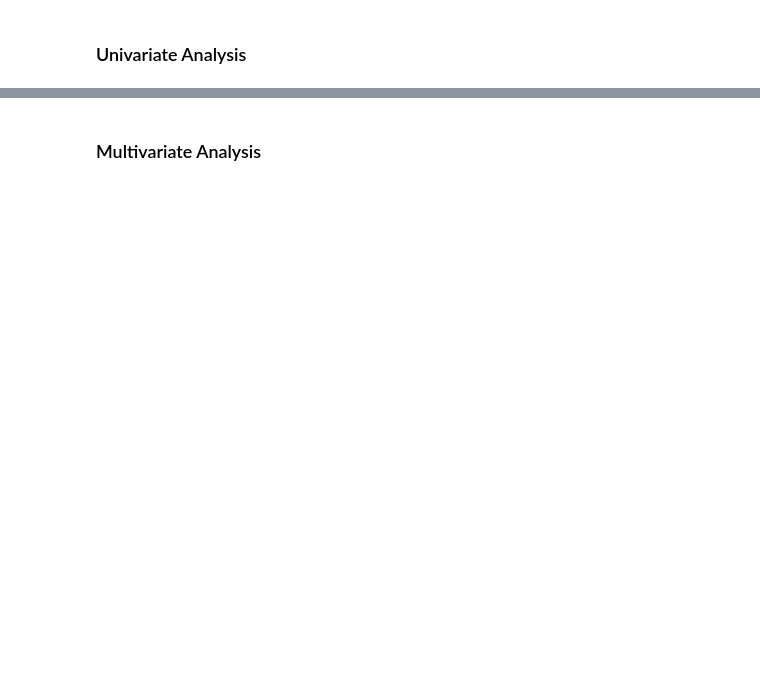
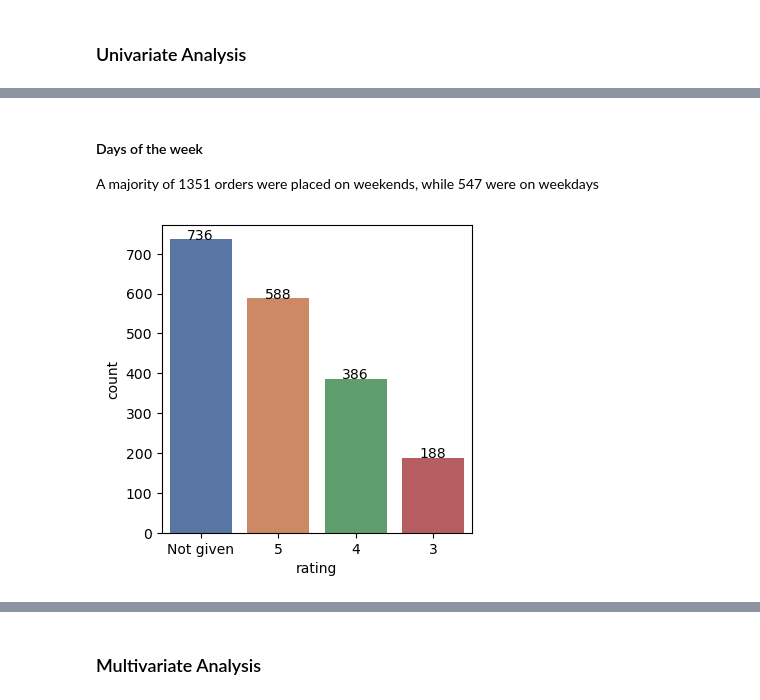
Before and after one commit to sysyphusgar/EDA-project-1, a Jupyter notebook: FoodHub EDA Notebook.ipynb, the cells around one changed output, grey strips where cells are left out. Cells and saved outputs as stored; diff of their text form; code cells hidden in the pictures; blank space fills up the shorter version.

```diff
--- a/FoodHub EDA Notebook.ipynb
+++ b/FoodHub EDA Notebook.ipynb
@@ -117,0 +154,13 @@ The DataFrame has 9 columns as mentioned in the Data Dictionary. Data in each ro
+# %% [markdown]
+#### Days of the week
+A majority of 1351 orders were placed on weekends, while 547 were on weekdays
+# %%
+# Rating countplot.
+plt.figure(figsize = (4, 4))
+ax = sns.countplot(data = df, x='rating', order = df['rating'].value_counts().index, palette = 'deep')
+
+for p in ax.patches:
+    ax.annotate(f'{int(p.get_height())}',
+    (p.get_x() + p.get_width() / 2., p.get_height()), ha = 'center', fontsize = 10)
+# %% [output]
+[figure, added]
```
Also changed, not shown: parts of 104 cells of this notebook.
